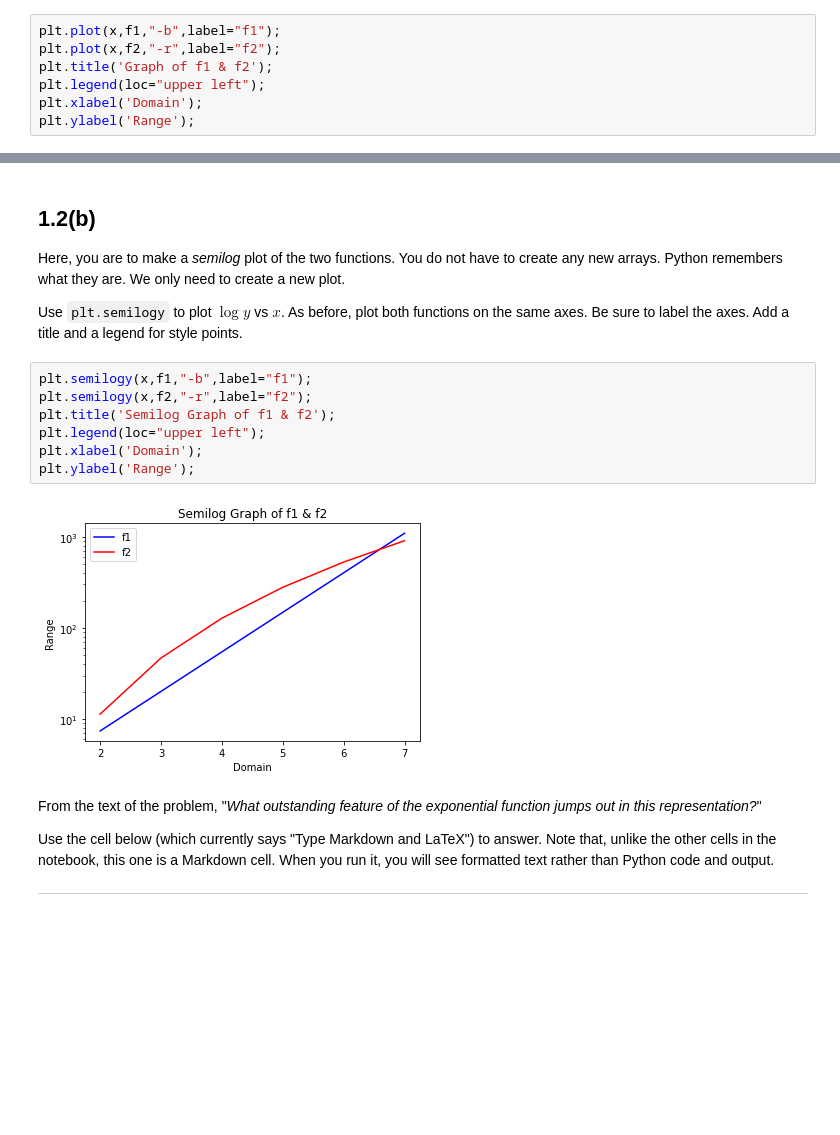
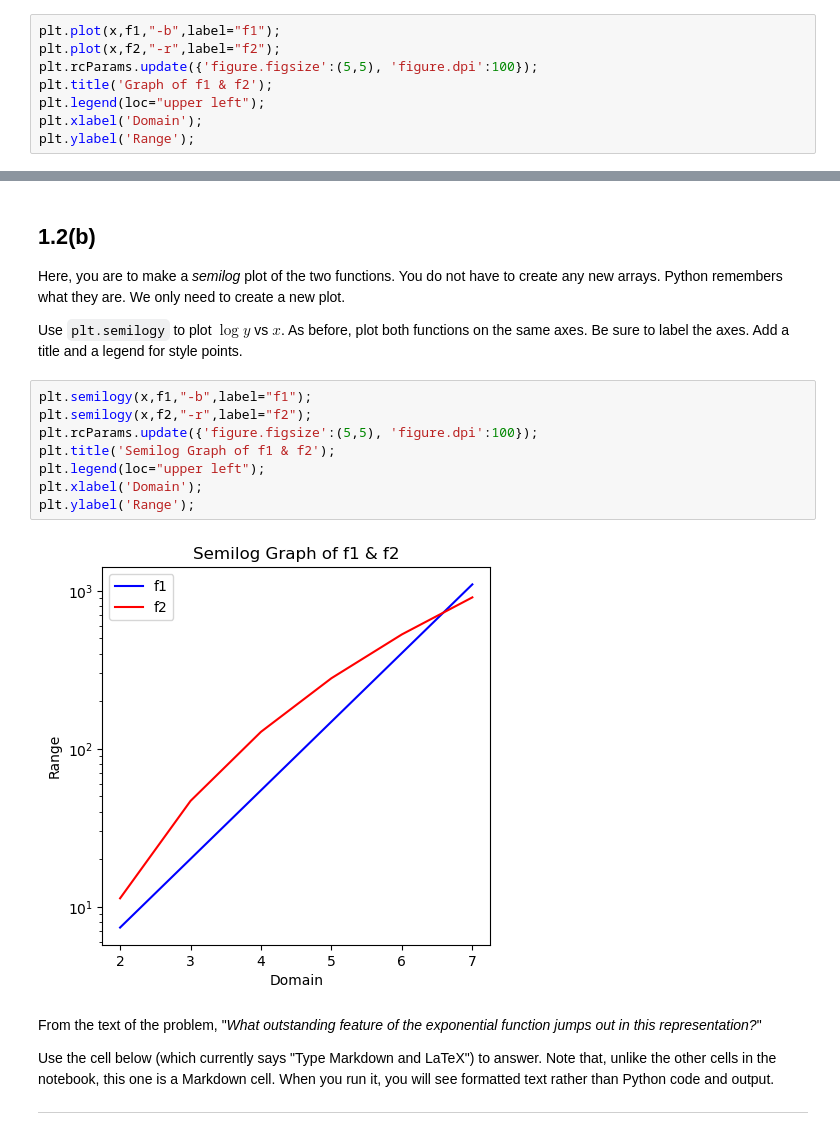
Before and after one commit to NicoBaldovino22/biophysics, a Jupyter notebook: week-01/problem-1.2.ipynb, the cells around one changed output, grey strips where cells are left out. Cells and saved outputs as stored; diff of their text form; blank space fills up the shorter version.

```diff
--- a/week-01/problem-1.2.ipynb
+++ b/week-01/problem-1.2.ipynb
@@ -35,6 +35,7 @@ Now use `plt.plot` to graph the two functions on the same axes.  Be sure to labe
 # %%
 plt.plot(x,f1,"-b",label="f1");
 plt.plot(x,f2,"-r",label="f2");
+plt.rcParams.update({'figure.figsize':(5,5), 'figure.dpi':100});
 plt.title('Graph of f1 & f2');
 plt.legend(loc="upper left");
 plt.xlabel('Domain');
@@ -50,12 +51,13 @@ Use `plt.semilogy` to plot $\log y$ vs $x$.  As before, plot both functions on t
 # %%
 plt.semilogy(x,f1,"-b",label="f1");
 plt.semilogy(x,f2,"-r",label="f2");
+plt.rcParams.update({'figure.figsize':(5,5), 'figure.dpi':100});
 plt.title('Semilog Graph of f1 & f2');
 plt.legend(loc="upper left");
 plt.xlabel('Domain');
 plt.ylabel('Range');
 # %% [output]
-[figure, old version]
+[figure, new version]
 # %% [markdown]
 From the text of the problem, "_What outstanding feature of the exponential function jumps out in this representation?_"
 
```
Also changed, not shown: parts of 2 cells of this notebook.
